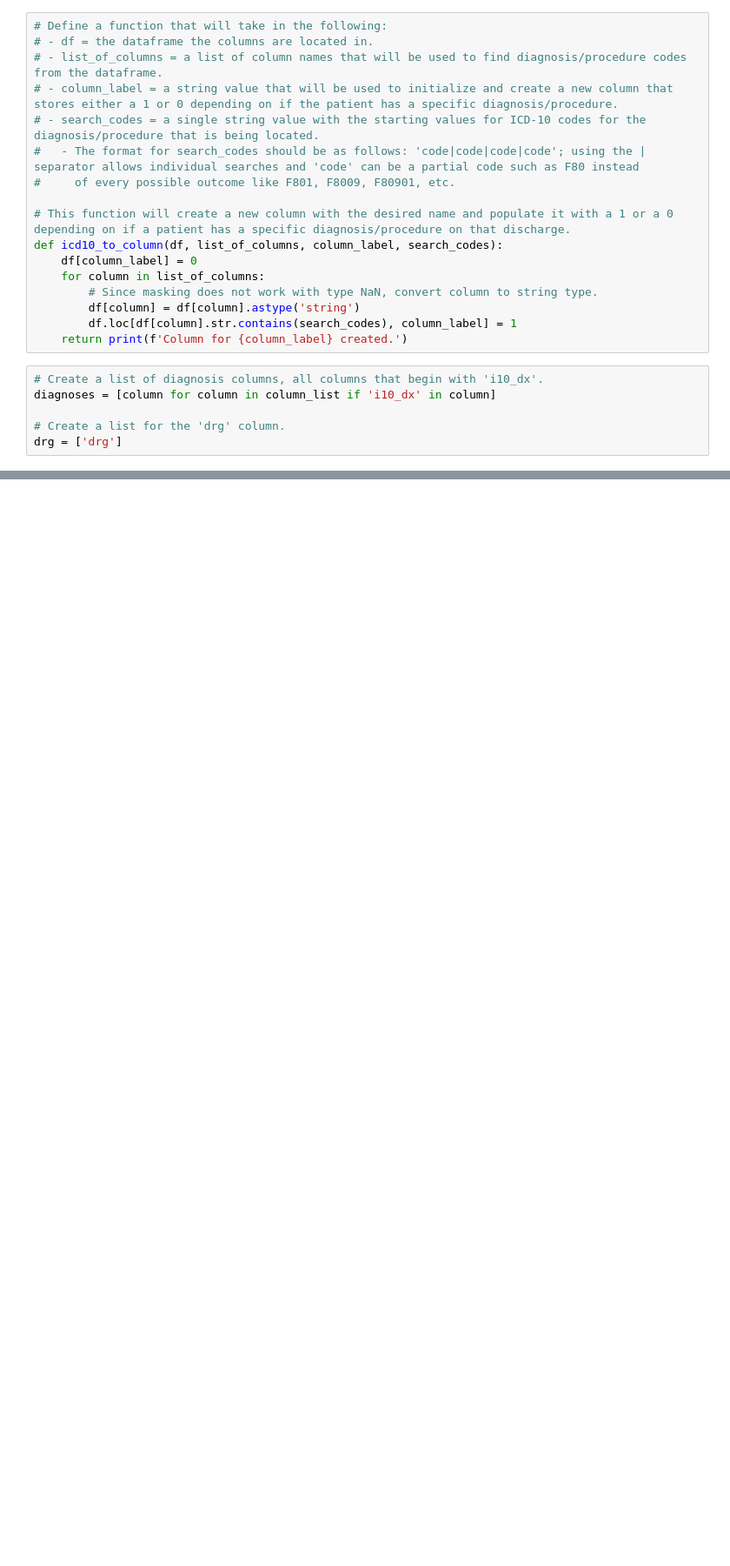
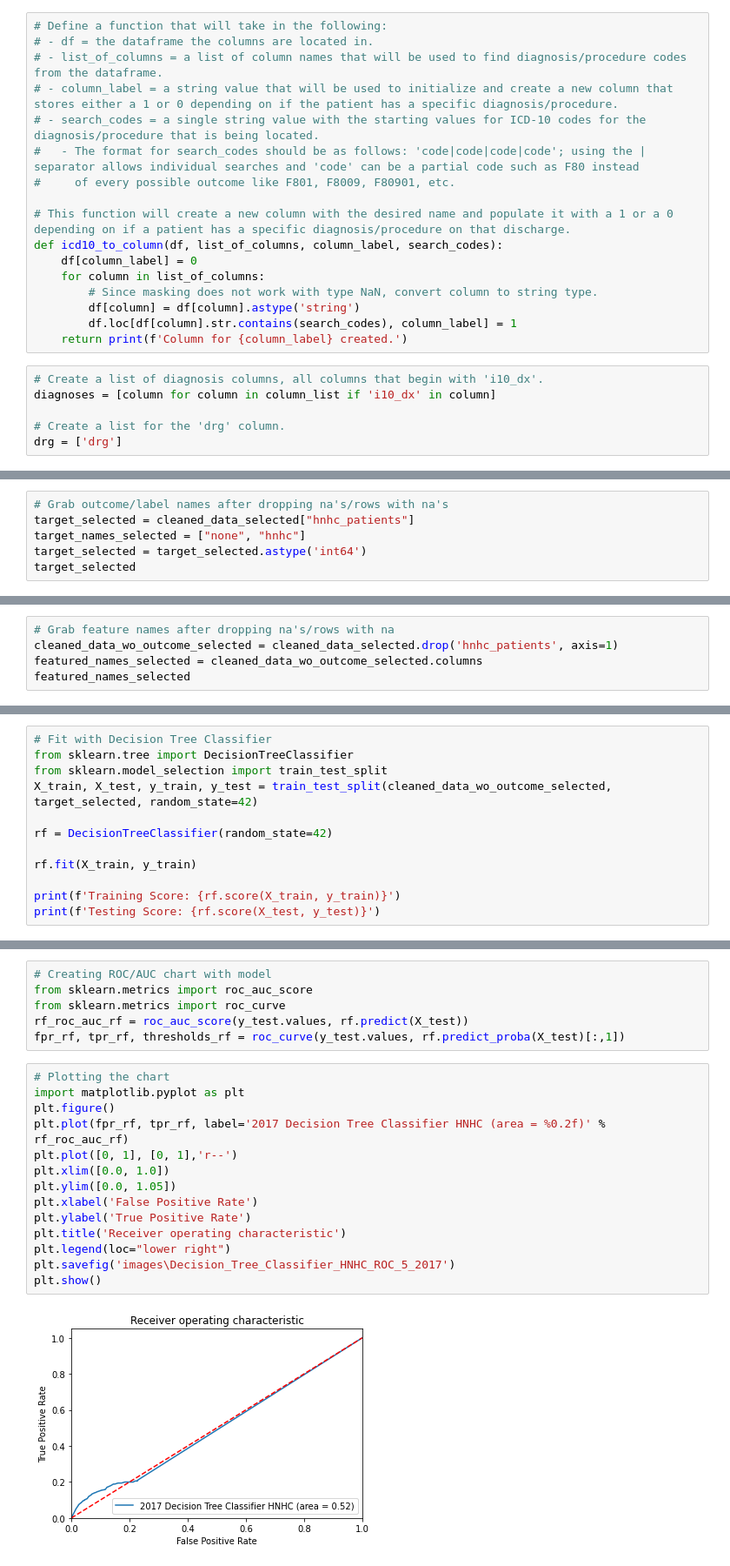
Before and after one commit to Autonomousse/UCSD_NRD_2017, a Jupyter notebook: NRD_2017_Validation.ipynb, the cells around one changed output, grey strips where cells are left out. Shown at 87% size. Cells and saved outputs as stored; diff of their text form; blank space fills up the shorter version.

```diff
--- a/NRD_2017_Validation.ipynb
+++ b/NRD_2017_Validation.ipynb
@@ -86,0 +363,6 @@ Column for cm_drug created.
+# %%
+# Grab outcome/label names after dropping na's/rows with na's
+target_selected = cleaned_data_selected["hnhc_patients"]
+target_names_selected = ["none", "hnhc"]
+target_selected = target_selected.astype('int64')
+target_selected
@@ -86,0 +382,5 @@ Column for cm_drug created.
+# %%
+# Grab feature names after dropping na's/rows with na
+cleaned_data_wo_outcome_selected = cleaned_data_selected.drop('hnhc_patients', axis=1)
+featured_names_selected = cleaned_data_wo_outcome_selected.columns
+featured_names_selected
@@ -86,0 +389,12 @@ Column for cm_drug created.
+# %%
+# Fit with Decision Tree Classifier
+from sklearn.tree import DecisionTreeClassifier
+from sklearn.model_selection import train_test_split
+X_train, X_test, y_train, y_test = train_test_split(cleaned_data_wo_outcome_selected, target_selected, random_state=42)
+
+rf = DecisionTreeClassifier(random_state=42)
+
+rf.fit(X_train, y_train)
+
+print(f'Training Score: {rf.score(X_train, y_train)}')
+print(f'Testing Score: {rf.score(X_test, y_test)}')
@@ -86,0 +404,22 @@ Column for cm_drug created.
+# %%
+# Creating ROC/AUC chart with model
+from sklearn.metrics import roc_auc_score
+from sklearn.metrics import roc_curve
+rf_roc_auc_rf = roc_auc_score(y_test.values, rf.predict(X_test))
+fpr_rf, tpr_rf, thresholds_rf = roc_curve(y_test.values, rf.predict_proba(X_test)[:,1])
+# %%
+# Plotting the chart
+import matplotlib.pyplot as plt
+plt.figure()
+plt.plot(fpr_rf, tpr_rf, label='2017 Decision Tree Classifier HNHC (area = %0.2f)' % rf_roc_auc_rf)
+plt.plot([0, 1], [0, 1],'r--')
+plt.xlim([0.0, 1.0])
+plt.ylim([0.0, 1.05])
+plt.xlabel('False Positive Rate')
+plt.ylabel('True Positive Rate')
+plt.title('Receiver operating characteristic')
+plt.legend(loc="lower right")
+plt.savefig('images\Decision_Tree_Classifier_HNHC_ROC_5_2017')
+plt.show()
+# %% [output]
+[figure, added]
```
Also changed, not shown: parts of 29 cells of this notebook.
